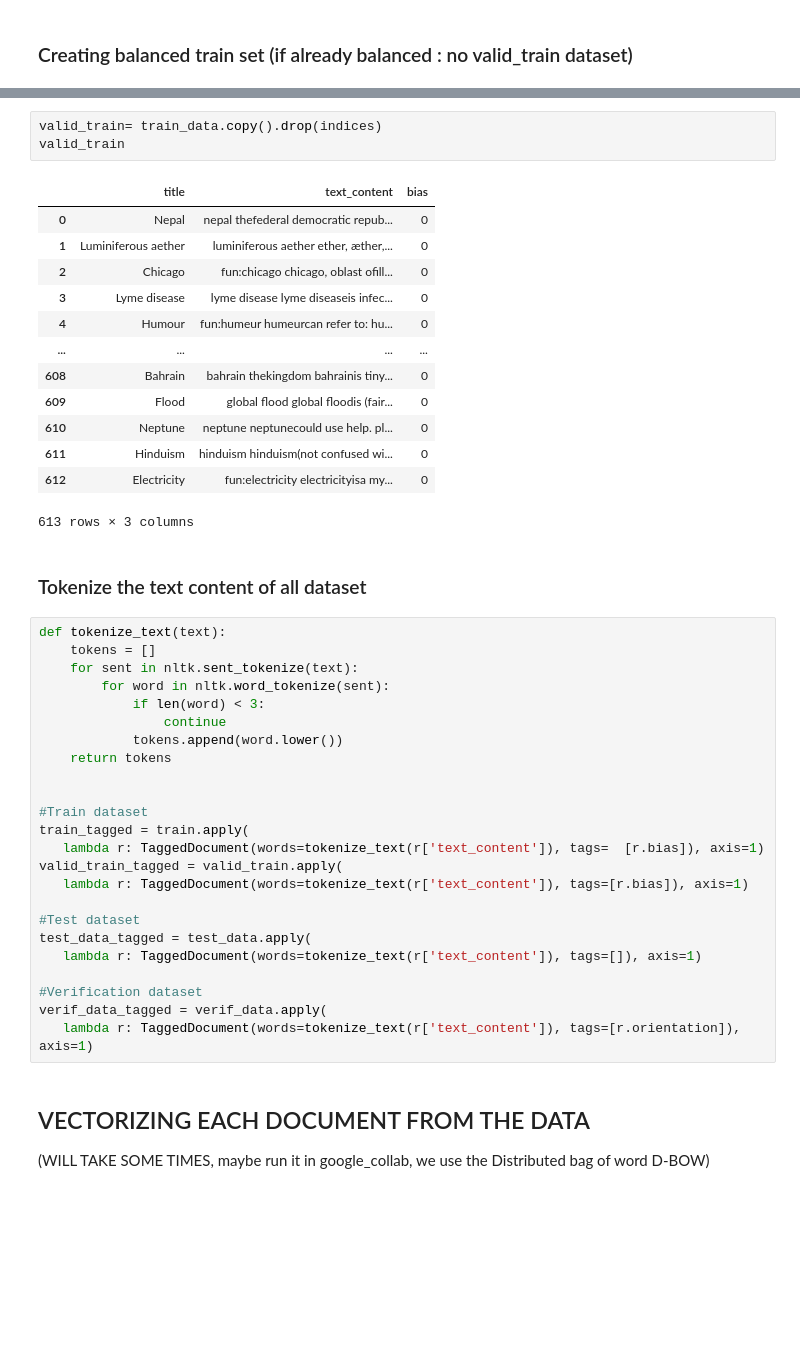
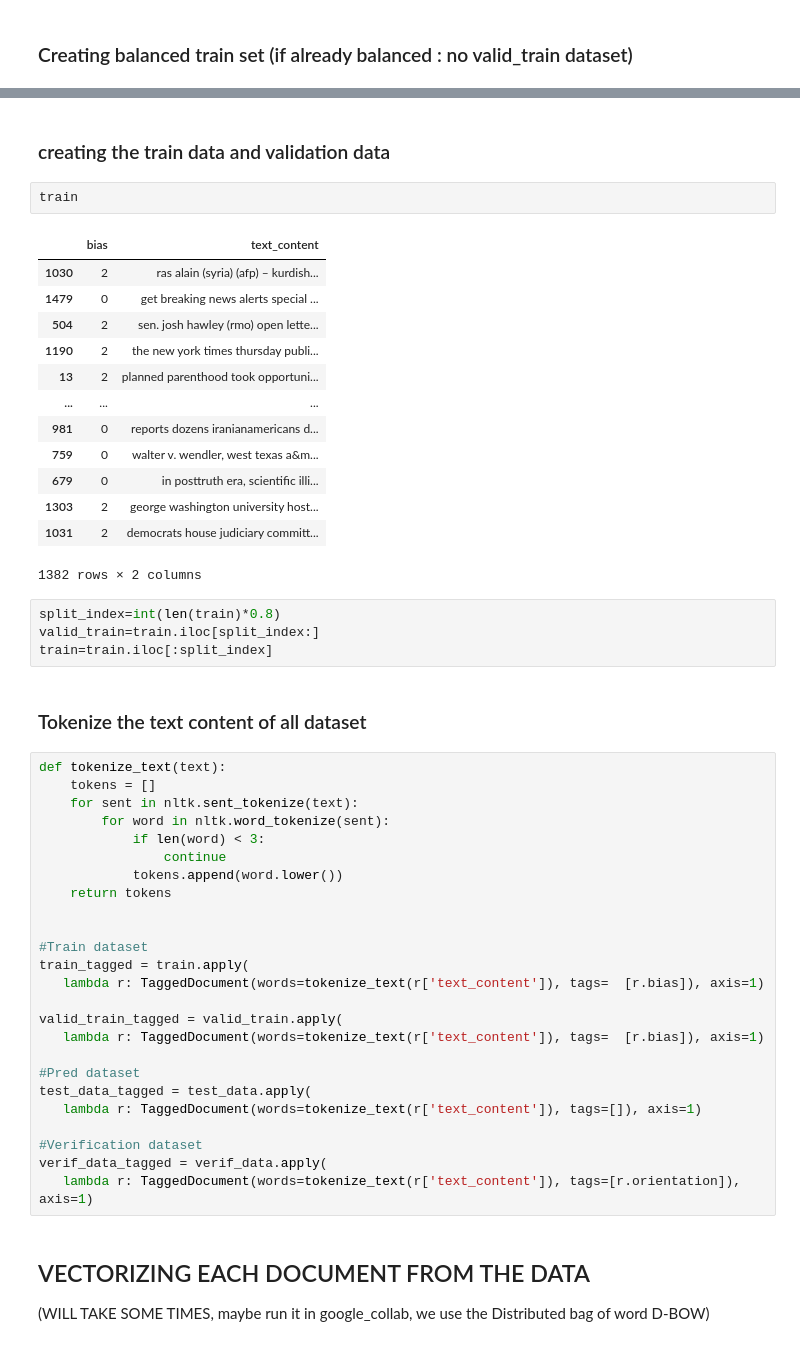
Before and after one commit to epfl-ada/ada-2023-project-miaoumiaou, a Jupyter notebook: NLP compare text.ipynb, the cells around one changed output, grey strips where cells are left out. Drawn from its saved outputs; the diff is of its cells as text; blank space fills up the shorter version.

```diff
--- a/NLP compare text.ipynb
+++ b/NLP compare text.ipynb
@@ -187,20 +189,25 @@ ValueError: min() arg is an empty sequence
-# %%
-valid_train= train_data.copy().drop(indices)
-valid_train
-# %% [output]
-|  | title | text_content | bias |
-| 0 | Nepal | nepal thefederal democratic repub... | 0 |
-| 1 | Luminiferous aether | luminiferous aether ether, æther,... | 0 |
-| 2 | Chicago | fun:chicago chicago, oblast ofill... | 0 |
-| 3 | Lyme disease | lyme disease lyme diseaseis infec... | 0 |
-| 4 | Humour | fun:humeur humeurcan refer to: hu... | 0 |
-| ... | ... | ... | ... |
-| 608 | Bahrain | bahrain thekingdom bahrainis tiny... | 0 |
-| 609 | Flood | global flood global floodis (fair... | 0 |
-| 610 | Neptune | neptune neptunecould use help. pl... | 0 |
-| 611 | Hinduism | hinduism hinduism(not confused wi... | 0 |
-| 612 | Electricity | fun:electricity electricityisa my... | 0 |
-613 rows × 3 columns
+# %% [markdown]
+### creating the train data and validation data
+# %%
+train
+# %% [output]
+|  | bias | text_content |
+| 1030 | 2 | ras alain (syria) (afp) – kurdish... |
+| 1479 | 0 | get breaking news alerts special ... |
+| 504 | 2 | sen. josh hawley (rmo) open lette... |
+| 1190 | 2 | the new york times thursday publi... |
+| 13 | 2 | planned parenthood took opportuni... |
+| ... | ... | ... |
+| 981 | 0 | reports dozens iranianamericans d... |
+| 759 | 0 | walter v. wendler, west texas a&m... |
+| 679 | 0 | in posttruth era, scientific illi... |
+| 1303 | 2 | george washington university host... |
+| 1031 | 2 | democrats house judiciary committ... |
+1382 rows × 2 columns
+# %%
+split_index=int(len(train)*0.8)
+valid_train=train.iloc[split_index:]
+train=train.iloc[:split_index]
 # %% [markdown]
 ### Tokenize the text content of all dataset
 # %%
@@ -217,10 +224,11 @@ def tokenize_text(text):
 #Train dataset
 train_tagged = train.apply(
    lambda r: TaggedDocument(words=tokenize_text(r['text_content']), tags=  [r.bias]), axis=1)
+
 valid_train_tagged = valid_train.apply(
-   lambda r: TaggedDocument(words=tokenize_text(r['text_content']), tags=[r.bias]), axis=1)
+   lambda r: TaggedDocument(words=tokenize_text(r['text_content']), tags=  [r.bias]), axis=1)
 
-#Test dataset
+#Pred dataset
 test_data_tagged = test_data.apply(
    lambda r: TaggedDocument(words=tokenize_text(r['text_content']), tags=[]), axis=1)
 
```
Also changed, not shown: parts of 9 cells of this notebook.
